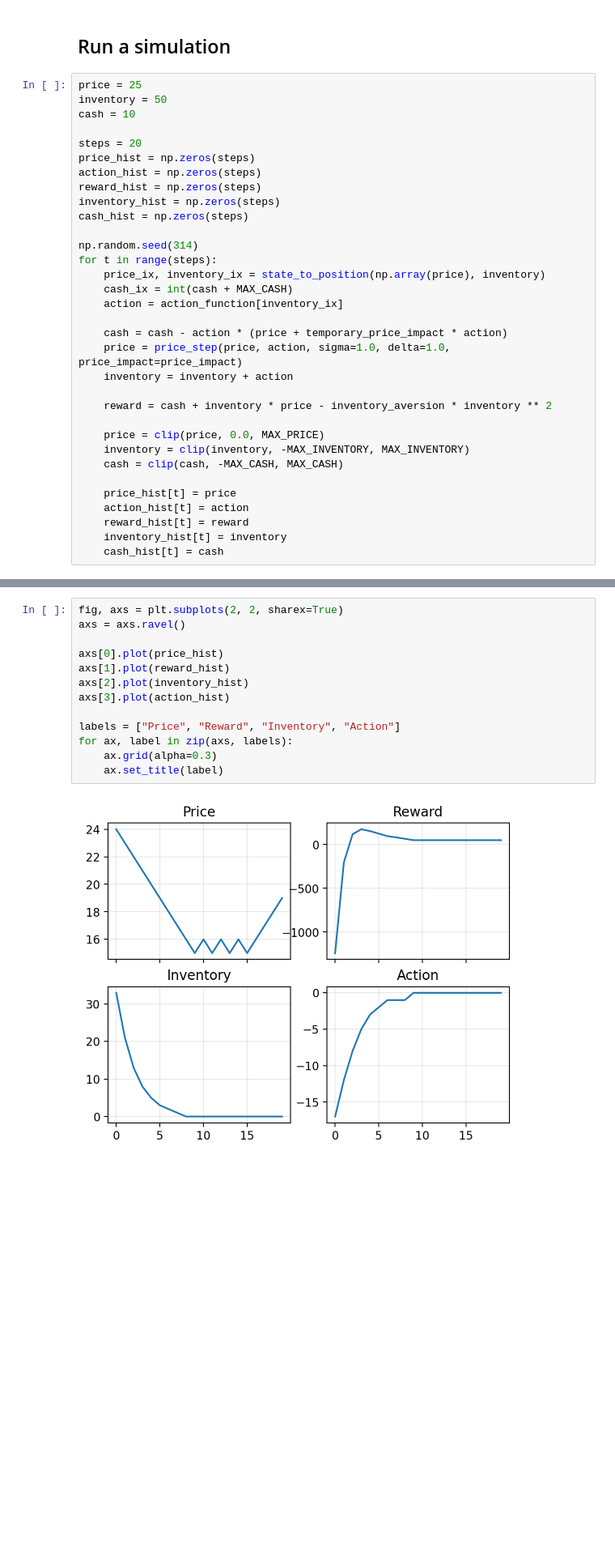
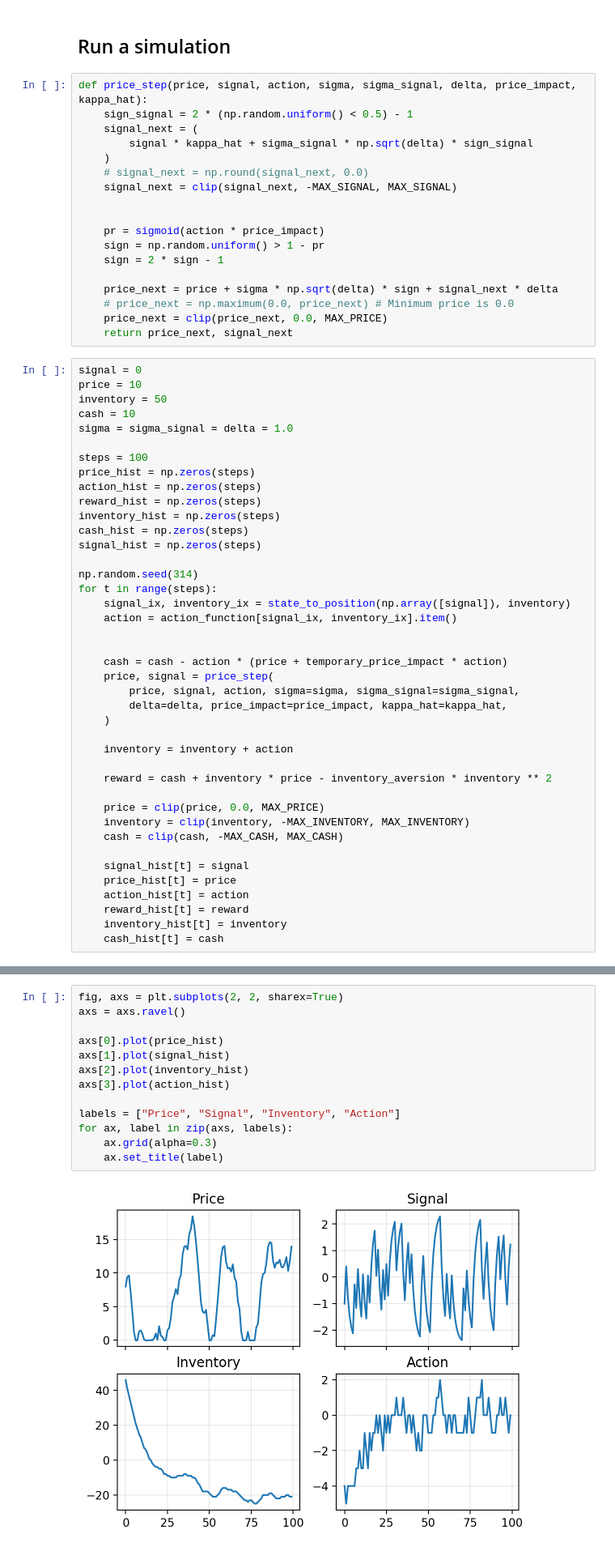
Before and after one commit to sapienzaio/online-ml-finance, a Jupyter notebook: 06-reinforcement-learning/price-impact-signal.ipynb, the cells around one changed output, grey strips where cells are left out. Shown at 81% size. Drawn from its saved outputs; the diff is of its cells as text; blank space fills up the shorter version.

Commit message:
rl-feat: price-impact-signal
Add results

```diff
--- a/06-reinforcement-learning/price-impact-signal.ipynb
+++ b/06-reinforcement-learning/price-impact-signal.ipynb
@@ -418,25 +421,50 @@ plt.colorbar()
 # %% [markdown]
 ## Run a simulation
+# %%
+def price_step(price, signal, action, sigma, sigma_signal, delta, price_impact, kappa_hat):
+    sign_signal = 2 * (np.random.uniform() < 0.5) - 1
+    signal_next = (
+        signal * kappa_hat + sigma_signal * np.sqrt(delta) * sign_signal
+    )
+    # signal_next = np.round(signal_next, 0.0)
+    signal_next = clip(signal_next, -MAX_SIGNAL, MAX_SIGNAL)
+
+
+    pr = sigmoid(action * price_impact)
+    sign = np.random.uniform() > 1 - pr
+    sign = 2 * sign - 1
+
+    price_next = price + sigma * np.sqrt(delta) * sign + signal_next * delta
+    # price_next = np.maximum(0.0, price_next) # Minimum price is 0.0
+    price_next = clip(price_next, 0.0, MAX_PRICE)
+    return price_next, signal_next
 # %%
-price = 25
+signal = 0
+price = 10
 inventory = 50
 cash = 10
+sigma = sigma_signal = delta = 1.0
 
-steps = 20
+steps = 100
 price_hist = np.zeros(steps)
 action_hist = np.zeros(steps)
 reward_hist = np.zeros(steps)
 inventory_hist = np.zeros(steps)
 cash_hist = np.zeros(steps)
+signal_hist = np.zeros(steps)
 
 np.random.seed(314)
 for t in range(steps):
-    price_ix, inventory_ix = state_to_position(np.array(price), inventory)
-    cash_ix = int(cash + MAX_CASH)
-    action = action_function[inventory_ix]
+    signal_ix, inventory_ix = state_to_position(np.array([signal]), inventory)
+    action = action_function[signal_ix, inventory_ix].item()
+
 
     cash = cash - action * (price + temporary_price_impact * action)
-    price = price_step(price, action, sigma=1.0, delta=1.0, price_impact=price_impact)
+    price, signal = price_step(
+        price, signal, action, sigma=sigma, sigma_signal=sigma_signal,
+        delta=delta, price_impact=price_impact, kappa_hat=kappa_hat,
+    )
+
     inventory = inventory + action
 
     reward = cash + inventory * price - inventory_aversion * inventory ** 2
@@ -445,6 +473,7 @@ for t in range(steps):
     inventory = clip(inventory, -MAX_INVENTORY, MAX_INVENTORY)
     cash = clip(cash, -MAX_CASH, MAX_CASH)
 
+    signal_hist[t] = signal
     price_hist[t] = price
     action_hist[t] = action
     reward_hist[t] = reward
@@ -458,15 +482,15 @@ File "../../../../../tmp/ipykernel_2887146/1240150052.py", line 7:
 # %%
 fig, axs = plt.subplots(2, 2, sharex=True)
 axs = axs.ravel()
 
 axs[0].plot(price_hist)
-axs[1].plot(reward_hist)
+axs[1].plot(signal_hist)
 axs[2].plot(inventory_hist)
 axs[3].plot(action_hist)
 
-labels = ["Price", "Reward", "Inventory", "Action"]
+labels = ["Price", "Signal", "Inventory", "Action"]
 for ax, label in zip(axs, labels):
     ax.grid(alpha=0.3)
     ax.set_title(label)
 # %% [output]
-[figure, old version]
+[figure, new version]
```
Also changed, not shown: parts of 5 cells of this notebook.
